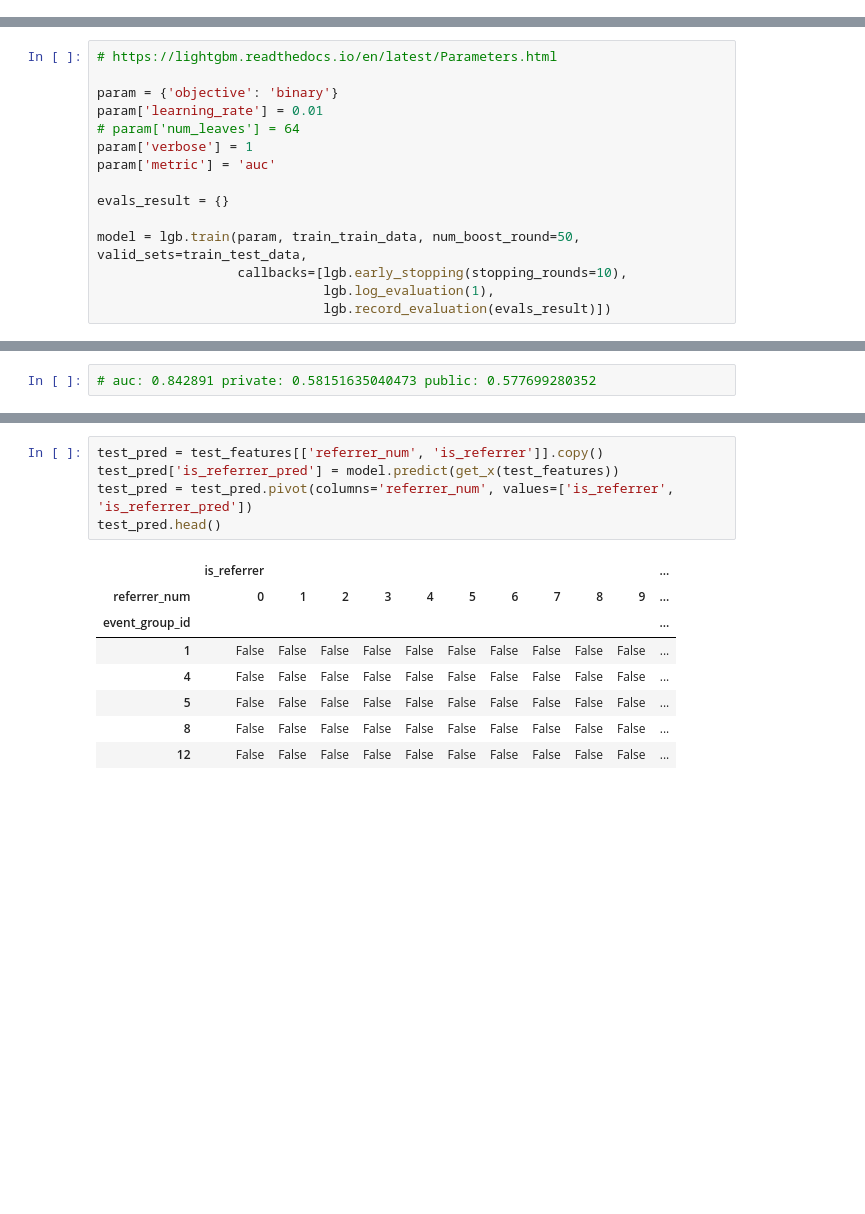
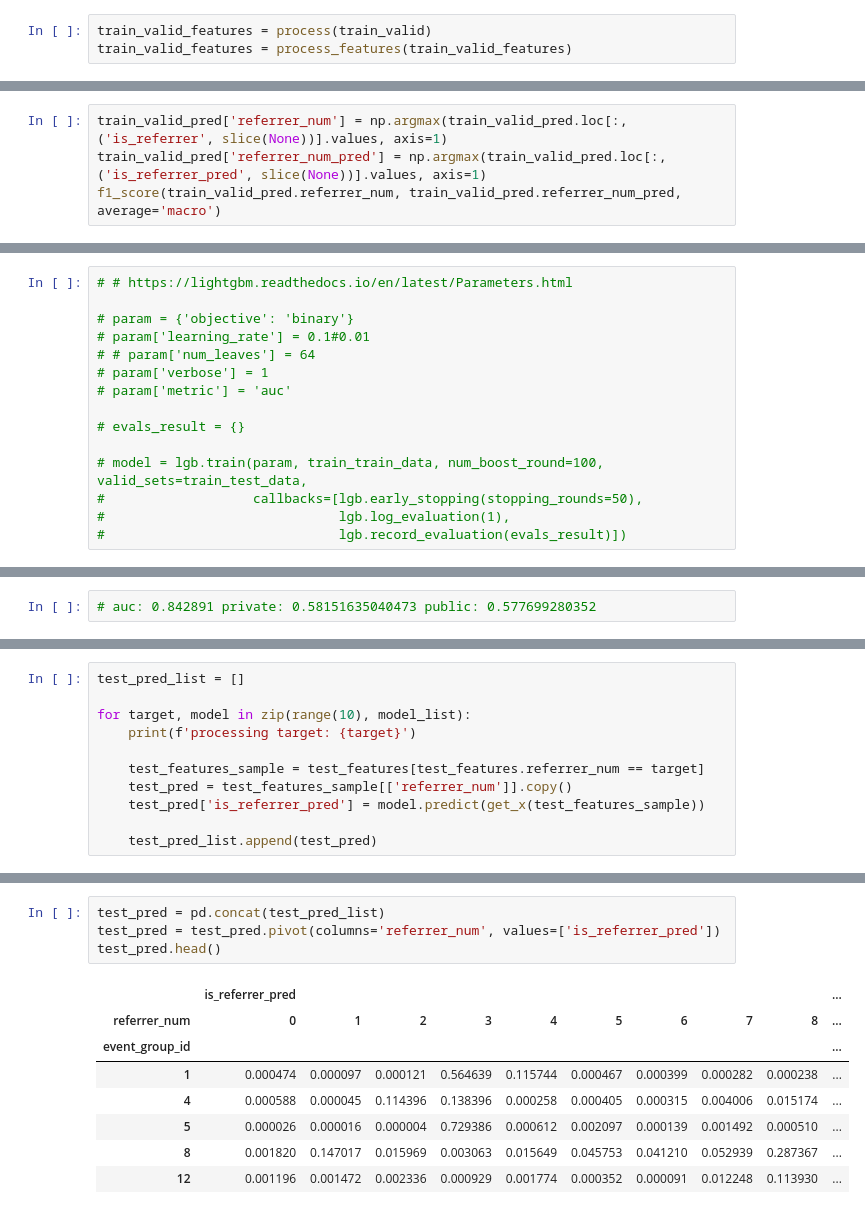
Before and after one commit to schistyakov/boosters_semrush, a Jupyter notebook: baseline_v3.ipynb, the cells around one changed output, grey strips where cells are left out. Saved outputs shown, nothing was run; the diff lists cells and outputs as text; blank space fills up the shorter version.

```diff
--- a/baseline_v3.ipynb
+++ b/baseline_v3.ipynb
@@ -322,0 +233,3 @@ import lightgbm as lgb
+# %%
+train_valid_features = process(train_valid)
+train_valid_features = process_features(train_valid_features)
@@ -351,0 +318,4 @@ train_test_data = get_lgb_dataset(train_test_features)
+# %%
+train_valid_pred['referrer_num'] = np.argmax(train_valid_pred.loc[:,('is_referrer', slice(None))].values, axis=1)
+train_valid_pred['referrer_num_pred'] = np.argmax(train_valid_pred.loc[:,('is_referrer_pred', slice(None))].values, axis=1)
+f1_score(train_valid_pred.referrer_num, train_valid_pred.referrer_num_pred, average='macro')
@@ -352,15 +429,15 @@ train_test_data = get_lgb_dataset(train_test_features)
 # %%
-# https://lightgbm.readthedocs.io/en/latest/Parameters.html
+# # https://lightgbm.readthedocs.io/en/latest/Parameters.html
 
-param = {'objective': 'binary'}
-param['learning_rate'] = 0.01
-# param['num_leaves'] = 64
-param['verbose'] = 1
-param['metric'] = 'auc'
+# param = {'objective': 'binary'}
+# param['learning_rate'] = 0.1#0.01
+# # param['num_leaves'] = 64
+# param['verbose'] = 1
+# param['metric'] = 'auc'
 
-evals_result = {}
+# evals_result = {}
 
-model = lgb.train(param, train_train_data, num_boost_round=50, valid_sets=train_test_data,
-                  callbacks=[lgb.early_stopping(stopping_rounds=10),
-                             lgb.log_evaluation(1),
-                             lgb.record_evaluation(evals_result)])
+# model = lgb.train(param, train_train_data, num_boost_round=100, valid_sets=train_test_data,
+#                   callbacks=[lgb.early_stopping(stopping_rounds=50),
+#                              lgb.log_evaluation(1),
+#                              lgb.record_evaluation(evals_result)])
@@ -476,0 +534,11 @@ test_features = process_features(test_features)
+# %%
+test_pred_list = []
+
+for target, model in zip(range(10), model_list):
+    print(f'processing target: {target}')
+
+    test_features_sample = test_features[test_features.referrer_num == target]
+    test_pred = test_features_sample[['referrer_num']].copy()
+    test_pred['is_referrer_pred'] = model.predict(get_x(test_features_sample))
+
+    test_pred_list.append(test_pred)
@@ -477,14 +556,13 @@ test_features = process_features(test_features)
 # %%
-test_pred = test_features[['referrer_num', 'is_referrer']].copy()
-test_pred['is_referrer_pred'] = model.predict(get_x(test_features))
-test_pred = test_pred.pivot(columns='referrer_num', values=['is_referrer', 'is_referrer_pred'])
+test_pred = pd.concat(test_pred_list)
+test_pred = test_pred.pivot(columns='referrer_num', values=['is_referrer_pred'])
 test_pred.head()
 # %% [output]
-|  | is_referrer |  |  |  |  |  |  |  |  |  | ... |
-| referrer_num | 0 | 1 | 2 | 3 | 4 | 5 | 6 | 7 | 8 | 9 | ... |
-| event_group_id |  |  |  |  |  |  |  |  |  |  | ... |
-| 1 | False | False | False | False | False | False | False | False | False | False | ... |
-| 4 | False | False | False | False | False | False | False | False | False | False | ... |
-| 5 | False | False | False | False | False | False | False | False | False | False | ... |
-| 8 | False | False | False | False | False | False | False | False | False | False | ... |
-| 12 | False | False | False | False | False | False | False | False | False | False | ... |
+|  | is_referrer_pred |  |  |  |  |  |  |  |  | ... |
+| referrer_num | 0 | 1 | 2 | 3 | 4 | 5 | 6 | 7 | 8 | ... |
+| event_group_id |  |  |  |  |  |  |  |  |  | ... |
+| 1 | 0.000474 | 0.000097 | 0.000121 | 0.564639 | 0.115744 | 0.000467 | 0.000399 | 0.000282 | 0.000238 | ... |
+| 4 | 0.000588 | 0.000045 | 0.114396 | 0.138396 | 0.000258 | 0.000405 | 0.000315 | 0.004006 | 0.015174 | ... |
+| 5 | 0.000026 | 0.000016 | 0.000004 | 0.729386 | 0.000612 | 0.002097 | 0.000139 | 0.001492 | 0.000510 | ... |
+| 8 | 0.001820 | 0.147017 | 0.015969 | 0.003063 | 0.015649 | 0.045753 | 0.041210 | 0.052939 | 0.287367 | ... |
+| 12 | 0.001196 | 0.001472 | 0.002336 | 0.000929 | 0.001774 | 0.000352 | 0.000091 | 0.012248 | 0.113930 | ... |
```
Also changed, not shown: parts of 79 cells of this notebook, 1 other file.
